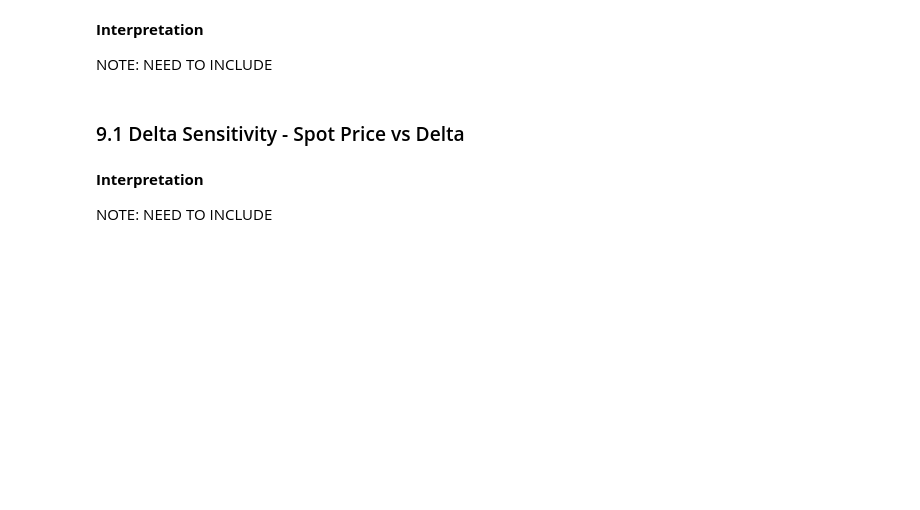
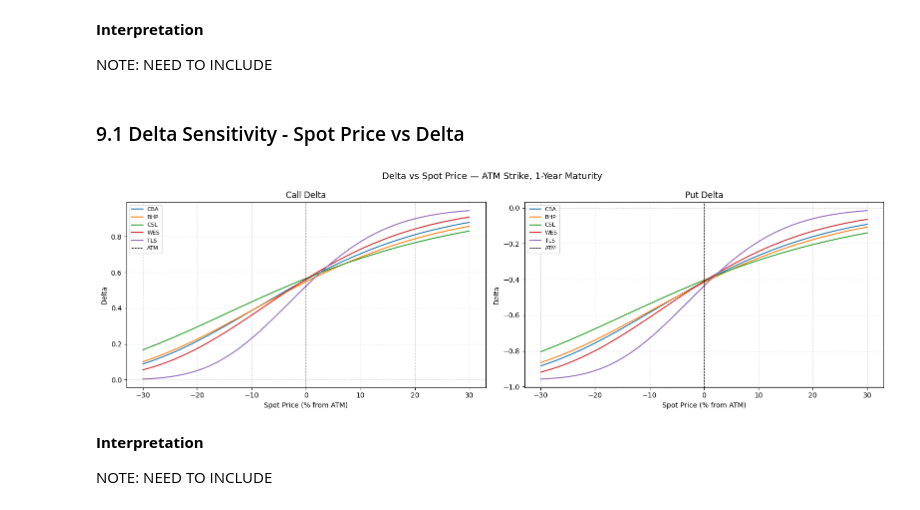
Before and after one commit to indigohill/FINM3422_A3_T7_G1_DP, a Jupyter notebook: notebooks/derivatives_exploration.ipynb, the cells around one changed output. Drawn from its saved outputs; the diff is of its cells as text; code cells hidden in the pictures; blank space fills up the shorter version.

```diff
--- a/notebooks/derivatives_exploration.ipynb
+++ b/notebooks/derivatives_exploration.ipynb
@@ -165,10 +189,10 @@ for stock, d in stocks.items():
     K = S0  # at-the-money strike
 
     for mat_label, T in maturities.items():
-        eu_call = EuropeanCall(S0, K, T, sigma, curve, dividend_yield=q)
-        eu_put  = EuropeanPut(S0, K, T, sigma, curve, dividend_yield=q)
-        am_call = AmericanCall(S0, K, T, sigma, curve, dividend_yield=q)
-        am_put  = AmericanPut(S0, K, T, sigma, curve, dividend_yield=q)
+        eu_call = EuropeanCall(S0, K, T, sigma, yield_curve, dividend_yield=q)
+        eu_put  = EuropeanPut(S0, K, T, sigma, yield_curve, dividend_yield=q)
+        am_call = AmericanCall(S0, K, T, sigma, yield_curve, dividend_yield=q)
+        am_put  = AmericanPut(S0, K, T, sigma, yield_curve, dividend_yield=q)
 
         rows.append({
             "Stock"       : stock,
@@ -202,8 +244,8 @@ for stock, d in stocks.items():
     S0, sigma, q = d["S0"], d["sigma"], d["div_yield"]
     K = S0
 
-    call = EuropeanCall(S0, K, T, sigma, curve, dividend_yield=q)
-    put  = EuropeanPut(S0, K, T, sigma, curve, dividend_yield=q)
+    call = EuropeanCall(S0, K, T, sigma, yield_curve, dividend_yield=q)
+    put  = EuropeanPut(S0, K, T, sigma, yield_curve, dividend_yield=q)
 
     call_result = call.mc_vs_bs(n_sims=100_000)
     put_result  = put.mc_vs_bs(n_sims=100_000)
@@ -292,10 +352,10 @@ rows = []
 for stock, d in stocks.items():
     S0, sigma, q = d["S0"], d["sigma"], d["div_yield"]
     K = S0
-    r = curve.get_zero_rate(T)
+    r = yield_curve.get_zero_rate(T)
 
-    call = EuropeanCall(S0, K, T, sigma, curve, dividend_yield=q)
-    put  = EuropeanPut(S0, K, T, sigma, curve, dividend_yield=q)
+    call = EuropeanCall(S0, K, T, sigma, yield_curve, dividend_yield=q)
+    put  = EuropeanPut(S0, K, T, sigma, yield_curve, dividend_yield=q)
 
     lhs  = call.price() - put.price()
     rhs  = S0 * np.exp(-q * T) - K * np.exp(-r * T)
@@ -329,8 +397,8 @@ for stock, d in stocks.items():
     S0, sigma, q = d["S0"], d["sigma"], d["div_yield"]
     K = S0
 
-    call = EuropeanCall(S0, K, T, sigma, curve, dividend_yield=q)
-    put  = EuropeanPut(S0, K, T, sigma, curve, dividend_yield=q)
+    call = EuropeanCall(S0, K, T, sigma, yield_curve, dividend_yield=q)
+    put  = EuropeanPut(S0, K, T, sigma, yield_curve, dividend_yield=q)
 
     for option, greeks in [("Call", call.all_greeks()), ("Put", put.all_greeks())]:
         rows.append({
@@ -356,33 +437,35 @@ NOTE: NEED TO INCLUDE
 # %%
 T   = 1.0
 fig, axes = plt.subplots(1, 2, figsize=(16, 5))
 fig.suptitle("Delta vs Spot Price — ATM Strike, 1-Year Maturity", fontsize=13)
 
 for stock, d in stocks.items():
     S0, sigma, q = d["S0"], d["sigma"], d["div_yield"]
     K = S0
 
     # Range of spot prices: 70% to 130% of current spot
     S_range = np.linspace(S0 * 0.7, S0 * 1.3, 100)
 
     # Normalise x-axis to % of spot for comparability across stocks
     x             = (S_range / S0 - 1) * 100
-    call_deltas   = [EuropeanCall(S, K, T, sigma, curve, dividend_yield=q).delta() for S in S_range]
-    put_deltas    = [EuropeanPut(S, K, T, sigma, curve, dividend_yield=q).delta()  for S in S_range]
+    call_deltas   = [EuropeanCall(S, K, T, sigma, yield_curve, dividend_yield=q).delta() for S in S_range]
+    put_deltas    = [EuropeanPut(S, K, T, sigma, yield_curve, dividend_yield=q).delta()  for S in S_range]
 
     axes[0].plot(x, call_deltas, label=stock)
     axes[1].plot(x, put_deltas,  label=stock)
 
 for ax, title in zip(axes, ["Call Delta", "Put Delta"]):
     ax.axvline(0, color="black", linestyle="--", linewidth=0.8, label="ATM")
     ax.set_xlabel("Spot Price (% from ATM)")
     ax.set_ylabel("Delta")
     ax.set_title(title)
     ax.legend(fontsize=8)
     ax.grid(True, linestyle="--", alpha=0.5)
 
 plt.tight_layout()
 plt.show()
+# %% [output]
+[figure, added]
 # %% [markdown]
 __Interpretation__
 
```
Also changed, not shown: parts of 10 cells of this notebook.
